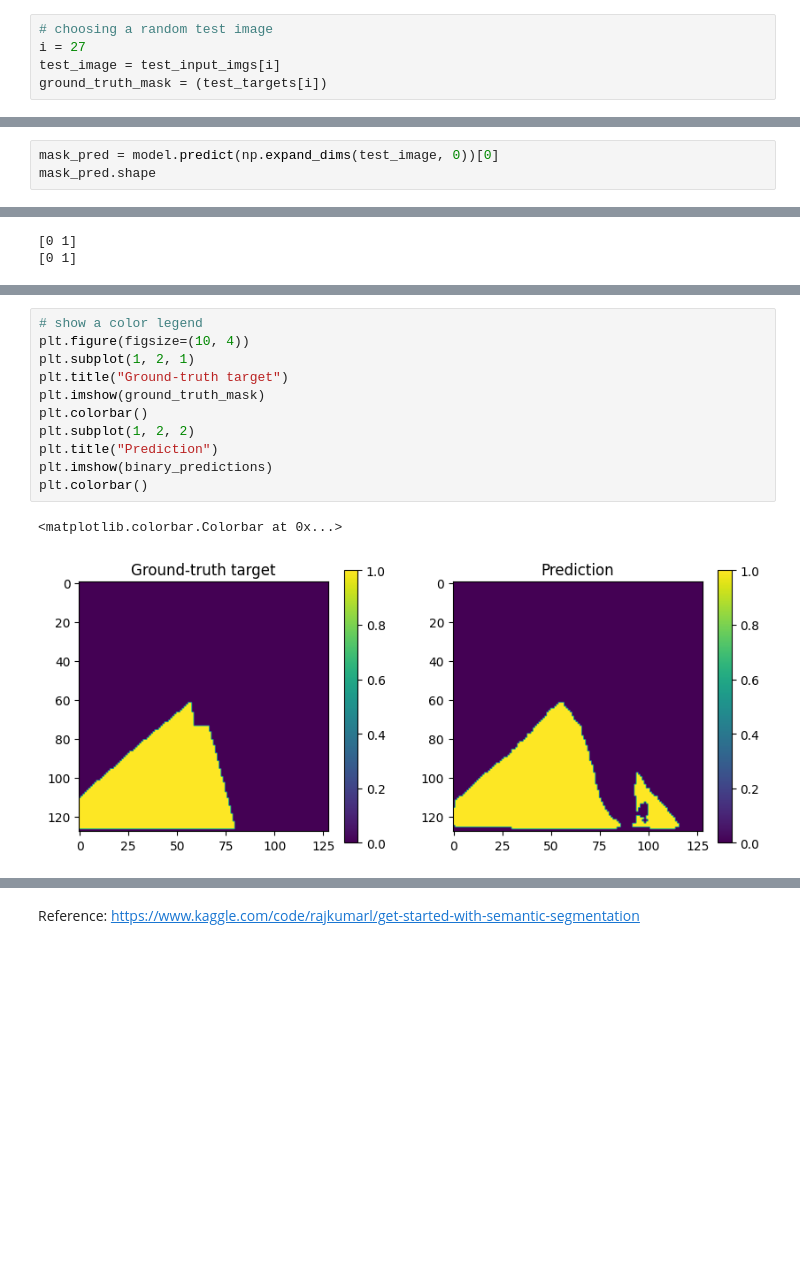
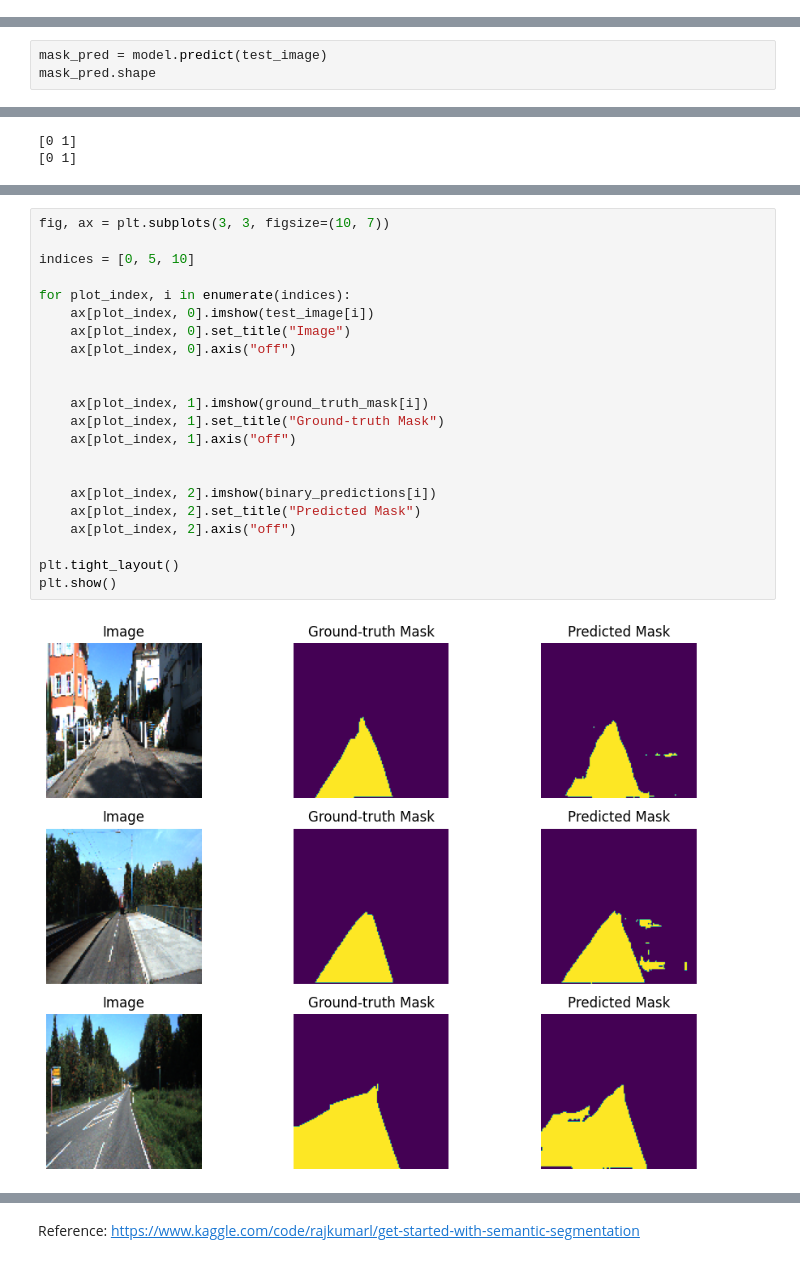
Before and after one commit to dut0817/roadsegmentation, a Jupyter notebook: roadsegmen.ipynb, the cells around one changed output, grey strips where cells are left out. Saved outputs shown, nothing was run; the diff lists cells and outputs as text; blank space fills up the shorter version.

```diff
--- a/roadsegmen.ipynb
+++ b/roadsegmen.ipynb
@@ -329,7 +341,2 @@ plt.legend()
 # %%
 model = keras.models.load_model("./models/road_segmentation_base.keras")
-# %%
-# choosing a random test image
-i = 27
-test_image = test_input_imgs[i]
-ground_truth_mask = (test_targets[i])
@@ -336,4 +349,4 @@ ground_truth_mask = (test_targets[i])
 # %%
-mask_pred = model.predict(np.expand_dims(test_image, 0))[0]
+mask_pred = model.predict(test_image)
 mask_pred.shape
 # %% [output]
@@ -373,15 +369,25 @@ plt.imshow(binary_predictions)
-# %%
-# show a color legend
-plt.figure(figsize=(10, 4))
-plt.subplot(1, 2, 1)
-plt.title("Ground-truth target")
-plt.imshow(ground_truth_mask)
-plt.colorbar()
-plt.subplot(1, 2, 2)
-plt.title("Prediction")
-plt.imshow(binary_predictions)
-plt.colorbar()
-# %% [output]
-<matplotlib.colorbar.Colorbar at 0x...>
-[figure, removed]
+# %%
+fig, ax = plt.subplots(3, 3, figsize=(10, 7))
+
+indices = [0, 5, 10]
+
+for plot_index, i in enumerate(indices):
+    ax[plot_index, 0].imshow(test_image[i])
+    ax[plot_index, 0].set_title("Image")
+    ax[plot_index, 0].axis("off")
+
+
+    ax[plot_index, 1].imshow(ground_truth_mask[i])
+    ax[plot_index, 1].set_title("Ground-truth Mask")
+    ax[plot_index, 1].axis("off")
+
+
+    ax[plot_index, 2].imshow(binary_predictions[i])
+    ax[plot_index, 2].set_title("Predicted Mask")
+    ax[plot_index, 2].axis("off")
+
+plt.tight_layout()
+plt.show()
+# %% [output]
+[figure, added]
 # %%
```
Also changed, not shown: parts of 55 cells of this notebook.
